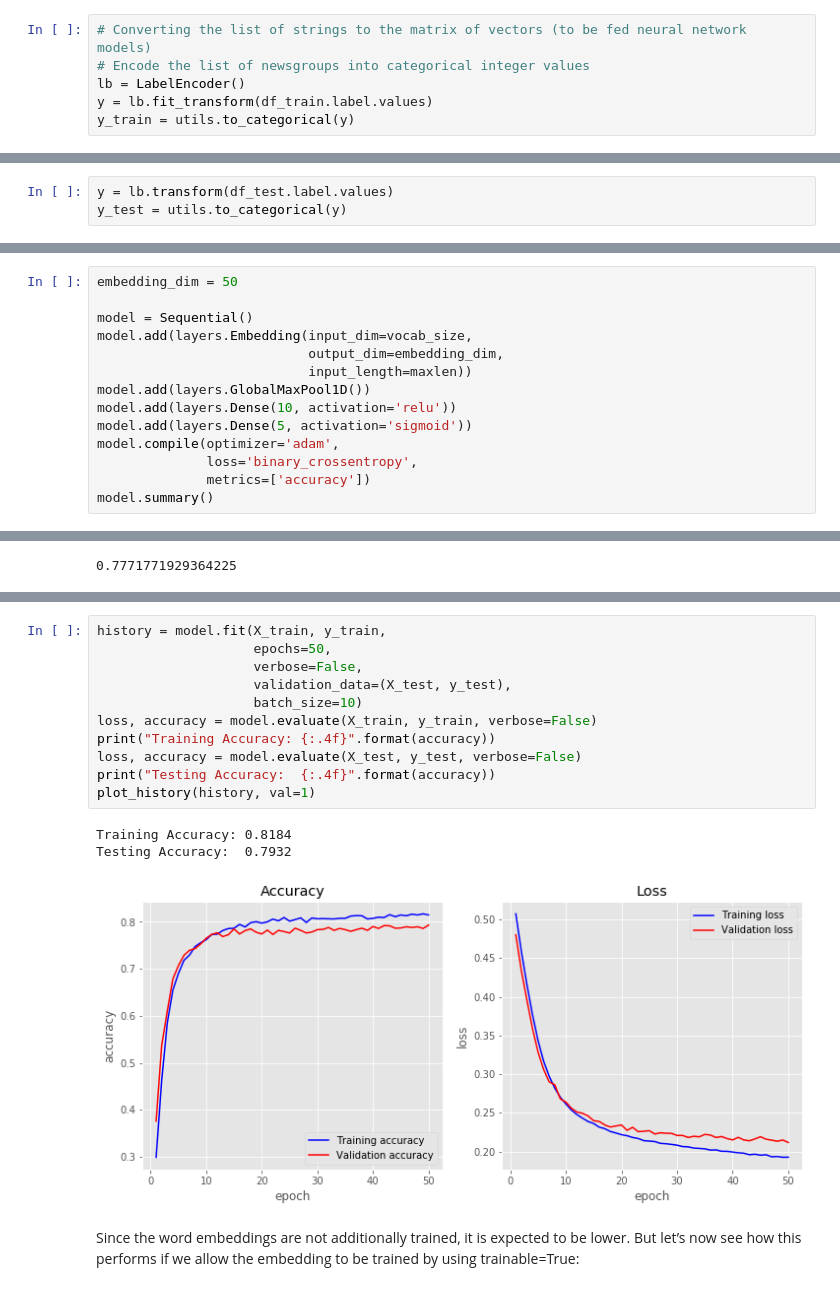
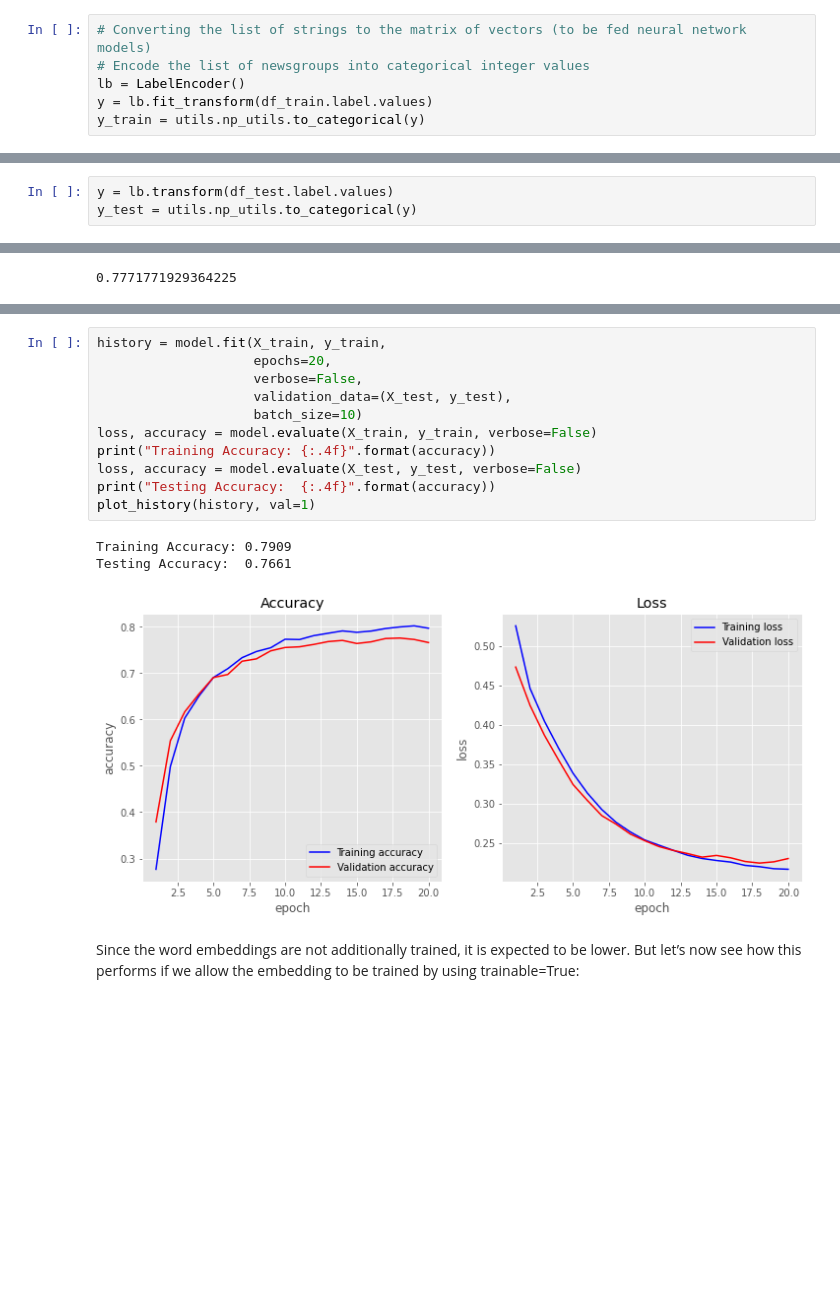
Before and after one commit to bagheria/applied_tm, a Jupyter notebook: wednesday/Practicals/Practical 6/Practical 6.ipynb, the cells around one changed output, grey strips where cells are left out. Drawn from its saved outputs; the diff is of its cells as text; blank space fills up the shorter version.

```diff
--- a/wednesday/Practicals/Practical 6/Practical 6.ipynb
+++ b/wednesday/Practicals/Practical 6/Practical 6.ipynb
@@ -140,4 +122,4 @@ tfidf.vocabulary_
 # Encode the list of newsgroups into categorical integer values
 lb = LabelEncoder()
 y = lb.fit_transform(df_train.label.values)
-y_train = utils.to_categorical(y)
+y_train = utils.np_utils.to_categorical(y)
@@ -147,7 +139,7 @@ y_train.shape
 (2941, 5)
 # %%
 y = lb.transform(df_test.label.values)
-y_test = utils.to_categorical(y)
+y_test = utils.np_utils.to_categorical(y)
 # %% [markdown]
 6\. **Use the sequential API in Keras and create a one-hidden-layer neural network. So, the first layer will be input layer with the number of features in your X_train, then one hidden layer, then one output layer. Set the number of neurons 5 in the hidden layer and activation function as relu. For the output layer you can use a softmax activation function.**
 # %% [markdown]
@@ -390,14 +382,0 @@ plot_history(history, val=1)
-# %%
-embedding_dim = 50
-
-model = Sequential()
-model.add(layers.Embedding(input_dim=vocab_size,
-                           output_dim=embedding_dim,
-                           input_length=maxlen))
-model.add(layers.GlobalMaxPool1D())
-model.add(layers.Dense(10, activation='relu'))
-model.add(layers.Dense(5, activation='sigmoid'))
-model.compile(optimizer='adam',
-              loss='binary_crossentropy',
-              metrics=['accuracy'])
-model.summary()
@@ -494,19 +443,19 @@ Non-trainable params: 1,905,550
 _________________________________________________________________
 # %%
 history = model.fit(X_train, y_train,
-                    epochs=50,
+                    epochs=20,
                     verbose=False,
                     validation_data=(X_test, y_test),
                     batch_size=10)
 loss, accuracy = model.evaluate(X_train, y_train, verbose=False)
 print("Training Accuracy: {:.4f}".format(accuracy))
 loss, accuracy = model.evaluate(X_test, y_test, verbose=False)
 print("Testing Accuracy:  {:.4f}".format(accuracy))
 plot_history(history, val=1)
 # %% [output]
-Training Accuracy: 0.8184
-Testing Accuracy:  0.7932
+Training Accuracy: 0.7909
+Testing Accuracy:  0.7661
-[figure, old version]
+[figure, new version]
 # %% [markdown]
 Since the word embeddings are not additionally trained, it is expected to be lower. But let’s now see how this performs if we allow the embedding to be trained by using trainable=True:
 # %%
```
Also changed, not shown: parts of 23 cells of this notebook, 4 other files.
